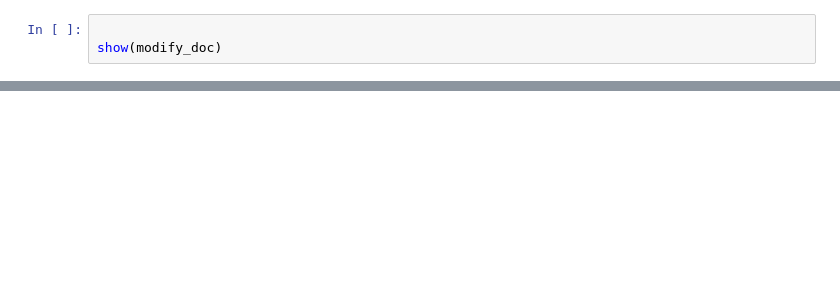
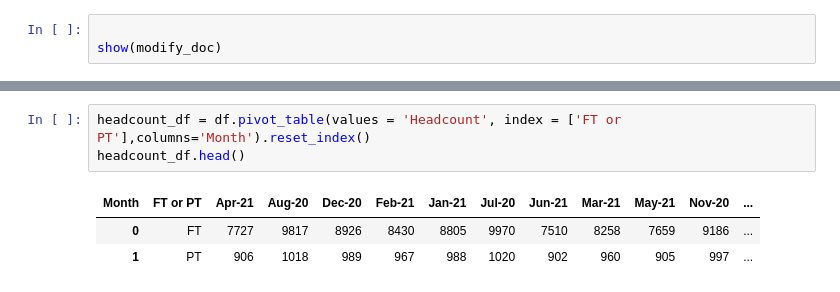
Before and after one commit to Blackkadder/Machine_learning_flask_UI, a Jupyter notebook: app/Tests.ipynb, the cells around one changed output, grey strips where cells are left out. Drawn from its saved outputs; the diff is of its cells as text; blank space fills up the shorter version.

```diff
--- a/app/Tests.ipynb
+++ b/app/Tests.ipynb
@@ -224,0 +189,7 @@ None
+# %%
+headcount_df = df.pivot_table(values = 'Headcount', index = ['FT or PT'],columns='Month').reset_index()
+headcount_df.head()
+# %% [output]
+| Month | FT or PT | Apr-21 | Aug-20 | Dec-20 | Feb-21 | Jan-21 | Jul-20 | Jun-21 | Mar-21 | May-21 | Nov-20 | ... |
+| 0 | FT | 7727 | 9817 | 8926 | 8430 | 8805 | 9970 | 7510 | 8258 | 7659 | 9186 | ... |
+| 1 | PT | 906 | 1018 | 989 | 967 | 988 | 1020 | 902 | 960 | 905 | 997 | ... |
```
Also changed, not shown: parts of 18 cells of this notebook, 6 other files.
